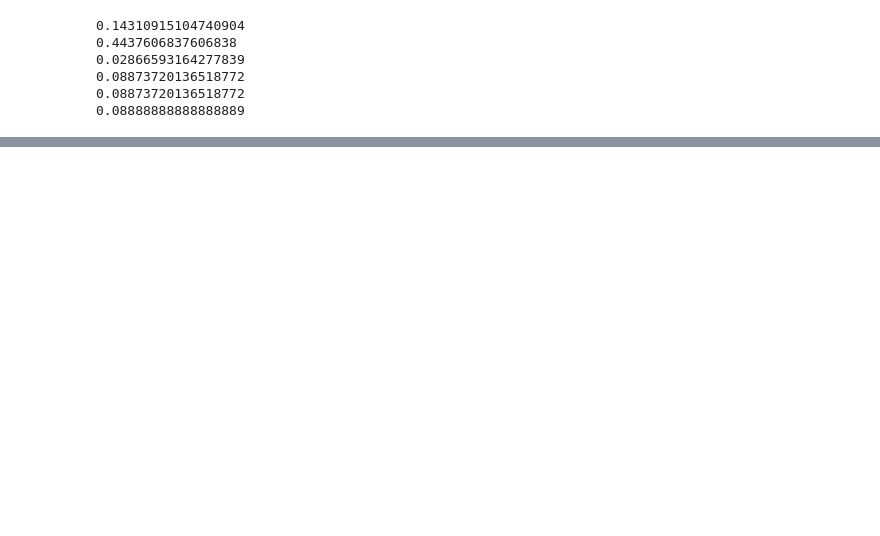
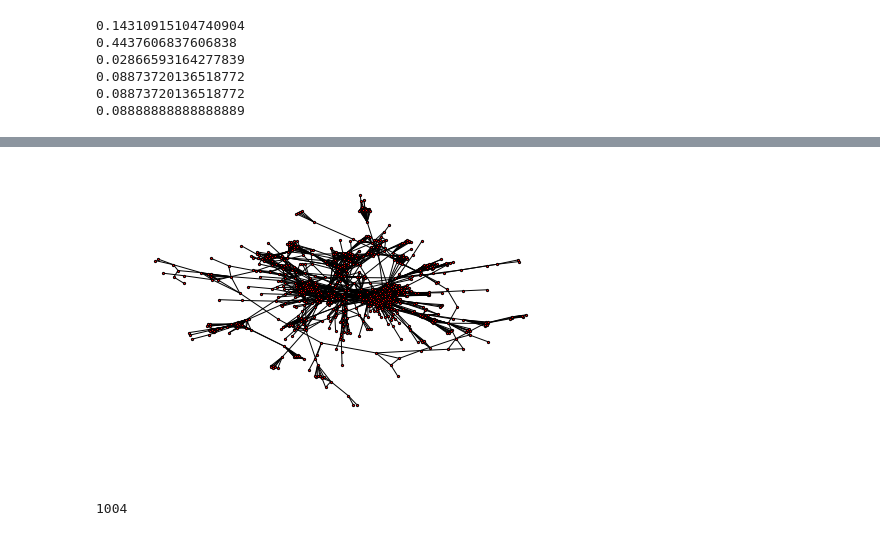
Before and after one commit to fedesevle/Redes_FLEM, a Jupyter notebook: TP2/TP_2.ipynb, the cells around one changed output, grey strips where cells are left out. Cells and saved outputs as stored; diff of their text form; code cells hidden in the pictures; blank space fills up the shorter version.

```diff
--- a/TP2/TP_2.ipynb
+++ b/TP2/TP_2.ipynb
@@ -136,0 +132,23 @@ print(es)
+# %%
+es=ldata("esenciales.txt")
+
+for i in G.nodes:
+    G.nodes[i]["es"] = 0
+
+for n in es:
+    if n[0] in G.nodes:
+        G.nodes[n[0]]["es"] = 1
+
+for i in J.nodes:
+    J.nodes[i]["es"] = 0
+
+for n in es:
+    if n[0] in J.nodes:
+        J.nodes[n[0]]["es"] = 1
+
+for i in H.nodes:
+    H.nodes[i]["es"] = 0
+
+for n in es:
+    if n[0] in H.nodes:
+        H.nodes[n[0]]["es"] = 1
@@ -136,0 +319,14 @@ print(es)
+# %%
+Componente_Gigante_INT=sorted(nx.connected_components(G), key=len, reverse=True)[0]
+Componente_Gigante = G.subgraph(Componente_Gigante_INT)
+nx.draw(H, node_size=5)
+plt.show()
+# %% [output]
+[figure, added]
+# %%
+GG=G.copy()
+K=G.copy()
+Componente_Gigante_INT=sorted(nx.connected_components(GG), key=len, reverse=True)[0]
+len(Componente_Gigante_INT)
+# %% [output]
+1004
```
Also changed, not shown: parts of 7 cells of this notebook, 1 other file.
